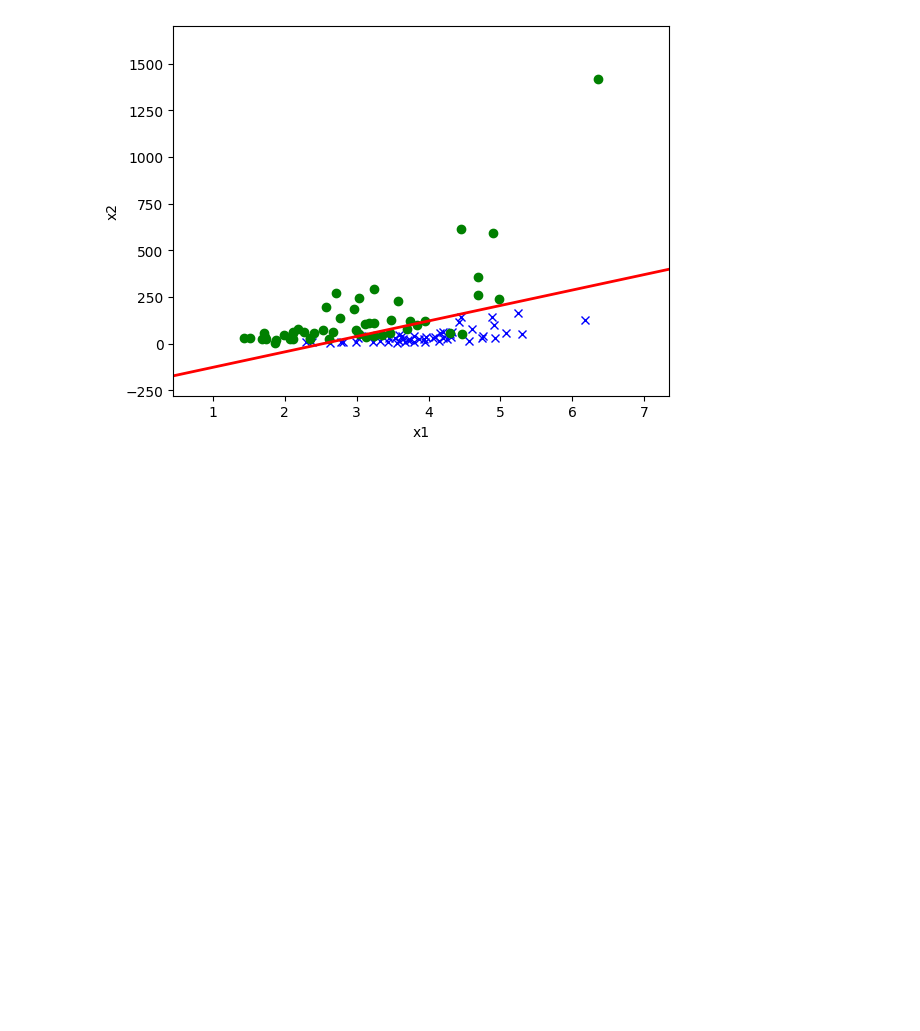
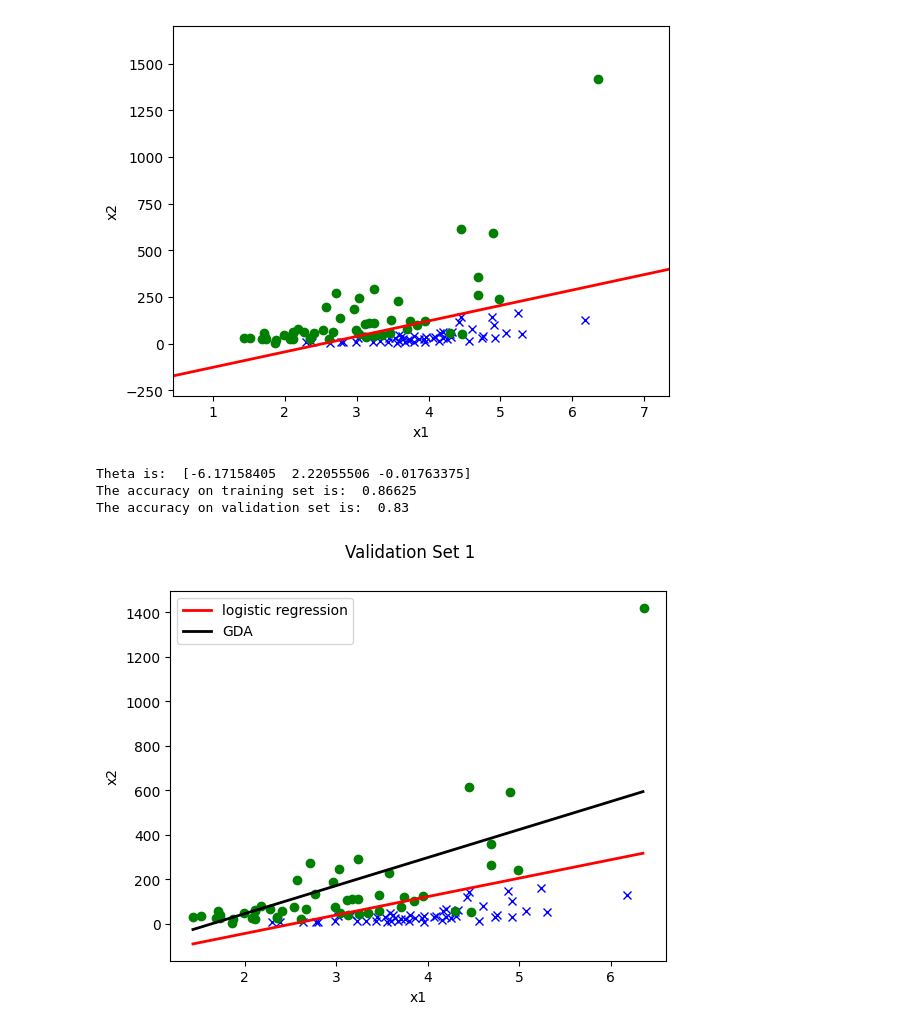
Before and after one commit to mateuszcedro/cs229-2018-autumn, a Jupyter notebook: problem_sets/PS1/mine_ps1/mine_ps1.ipynb, the cells around one changed output. Cells and saved outputs as stored; diff of their text form; code cells hidden in the pictures; blank space fills up the shorter version.

```diff
--- a/problem_sets/PS1/mine_ps1/mine_ps1.ipynb
+++ b/problem_sets/PS1/mine_ps1/mine_ps1.ipynb
@@ -142,0 +208,43 @@ The accuracy on validation set is:  0.9
+# %%
+x_train, y_train = util.load_dataset(ds1_training_set_path)
+x_valid, y_valid = util.load_dataset(ds1_valid_set_path)
+# %%
+gda = GDA()
+gda.fit(x_train, y_train)
+# %%
+print("Theta is: ", gda.theta)
+print("The accuracy on training set is: ", np.mean(gda.predict(x_train) == y_train))
+print("The accuracy on validation set is: ", np.mean(gda.predict(x_valid) == y_valid))
+# %% [output]
+Theta is:  [-6.17158405  2.22055506 -0.01763375]
+The accuracy on training set is:  0.86625
+The accuracy on validation set is:  0.83
+# %%
+def plot(x, y, theta_1, legend_1=None, theta_2=None, legend_2=None, title=None, correction=1.0):
+    # Plot dataset
+    plt.figure()
+    plt.plot(x[y == 1, -2], x[y == 1, -1], 'bx', linewidth=2)
+    plt.plot(x[y == 0, -2], x[y == 0, -1], 'go', linewidth=2)
+
+    # Plot decision boundary (found by solving for theta_1^T x = 0)
+    x1 = np.arange(min(x[:, -2]), max(x[:, -2]), 0.01)
+    x2 = -(theta_1[0] / theta_1[2] * correction + theta_1[1] / theta_1[2] * x1)
+    plt.plot(x1, x2, c='red', label=legend_1, linewidth=2)
+
+    # Plot decision boundary (found by solving for theta_2^T x = 0)
+    if theta_2 is not None:
+        x1 = np.arange(min(x[:, -2]), max(x[:, -2]), 0.01)
+        x2 = -(theta_2[0] / theta_1[2] * correction + theta_2[1] / theta_2[2] * x1)
+        plt.plot(x1, x2, c='black', label=legend_2, linewidth=2)
+
+    # Add labels, legend and title
+    plt.xlabel('x1')
+    plt.ylabel('x2')
+    if legend_1 is not None or legend_2 is not None:
+        plt.legend(loc="upper left")
+    if title is not None:
+        plt.suptitle(title, fontsize=12)
+# %%
+plot(x_valid, y_valid, theta_1=log_reg.theta, legend_1='logistic regression', theta_2=gda.theta, legend_2='GDA', title='Validation Set 1')
+# %% [output]
+[figure, added]
```
Also changed, not shown: parts of 4 cells of this notebook.
